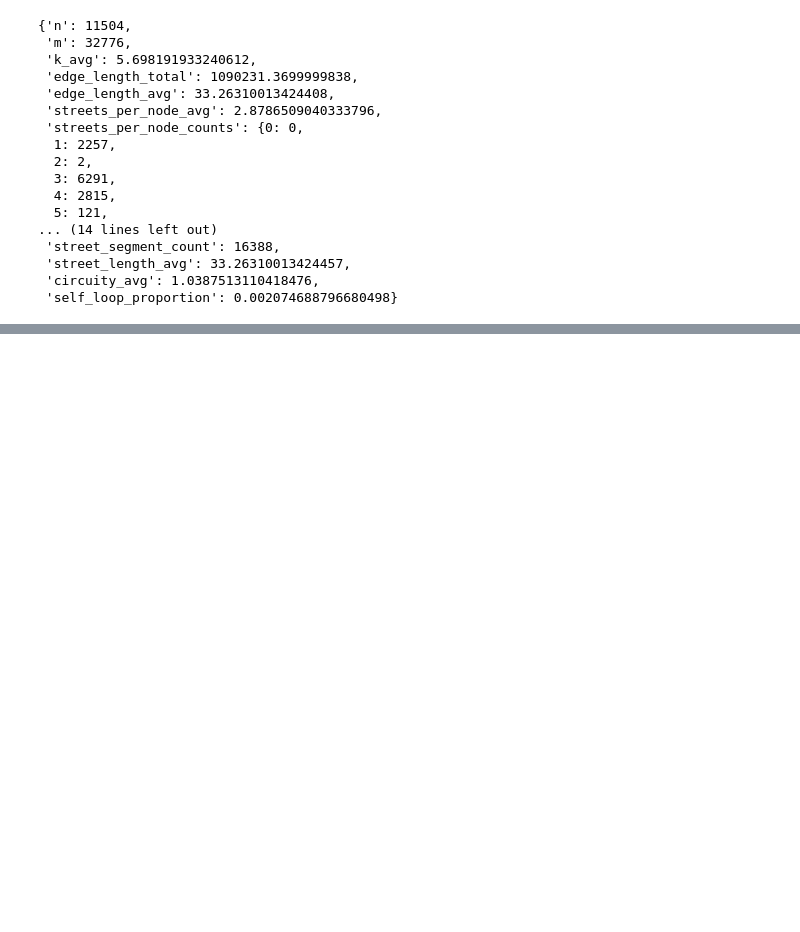
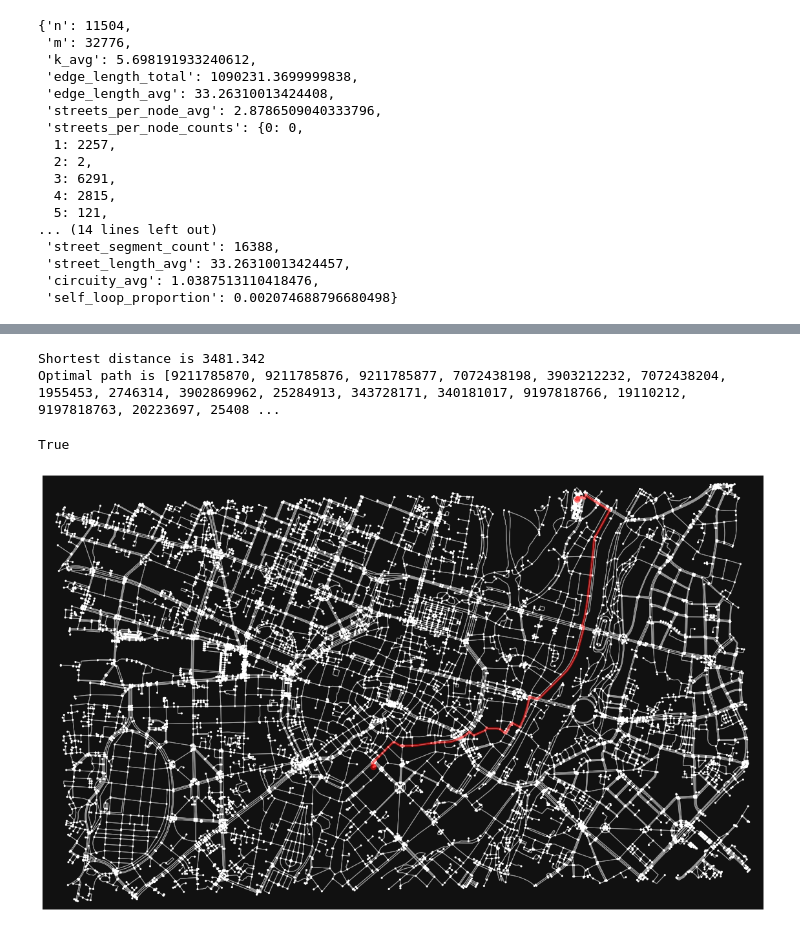
Before and after one commit to chiefmatias/Huwaei, a Jupyter notebook: main.ipynb, the cells around one changed output, grey strips where cells are left out. Cells and saved outputs as stored; diff of their text form; code cells hidden in the pictures; blank space fills up the shorter version.

Commit message:
Made first implementation, result still not satisfatory (not the optimal path). Are the two queues already made?

```diff
--- a/main.ipynb
+++ b/main.ipynb
@@ -78,31 +54,12 @@ distance = nx.path_weight(graph_projected, path, "length")
 
 # Infinity should be at least as big as the edges cumulative distance
 # Thus, greater than "street_length_total: 545115"
-infinity = 999999
-
-#Makes copy of nodes dataframe that could be deleted (for convinience)
-unseenNodes = nodes.copy()
+infinity = 99999999
 
 #Records the shortest distance to give each node, it will be updated as we go
-queue = {}
-
+shortest_distance = {}
 
 # All nodes should be set to infinity. Start node to 0.
 for row in nodes.itertuples(index=True):
     shortest_distance[row[0]] = infinity
 shortest_distance[start] = 0
-# %%
-#Gets the connected neighbors
-
-current_node = start
-
-queue = []
-
-# while unseenNodes:
-#     for neighbor in nx.neighbors(graph_projected,current_node):
-#         print(neighbor)
-
-
-#Gets the path between two nodes length
-path = [2456450696, 277381]
-distance = nx.path_weight(graph_projected, path, "length")
@@ -110,0 +98,25 @@ unseenNodes = unseenNodes.drop(2456450696)
+# %%
+currentNode = target
+track_path = []
+
+while currentNode != start:
+    try:
+        track_path.insert(0, currentNode)
+        currentNode = track_predecessor[currentNode]
+
+    except KeyError:
+        print("Path does not exist!")
+        break
+
+track_path.insert(0, start)
+
+if shortest_distance[target] != infinity:
+    print("Shortest distance is "+str(shortest_distance[target]))
+    print("Optimal path is " + str(track_path))
+# %% [output]
+Shortest distance is 3481.342
+Optimal path is [9211785870, 9211785876, 9211785877, 7072438198, 3903212232, 7072438204, 1955453, 2746314, 3902869962, 25284913, 343728171, 340181017, 9197818766, 19110212, 9197818763, 20223697, 25408 ...
+# %%
+nx.is_directed(graph_projected)
+# %% [output]
+True
@@ -110,0 +125,4 @@ unseenNodes = unseenNodes.drop(2456450696)
+# %%
+fig, ax = ox.plot_graph_route(graph_projected, track_path, node_size = 10, figsize=(20, 20), dpi=10000)
+# %% [output]
+[figure, added]
```
Also changed, not shown: parts of 19 cells of this notebook.
